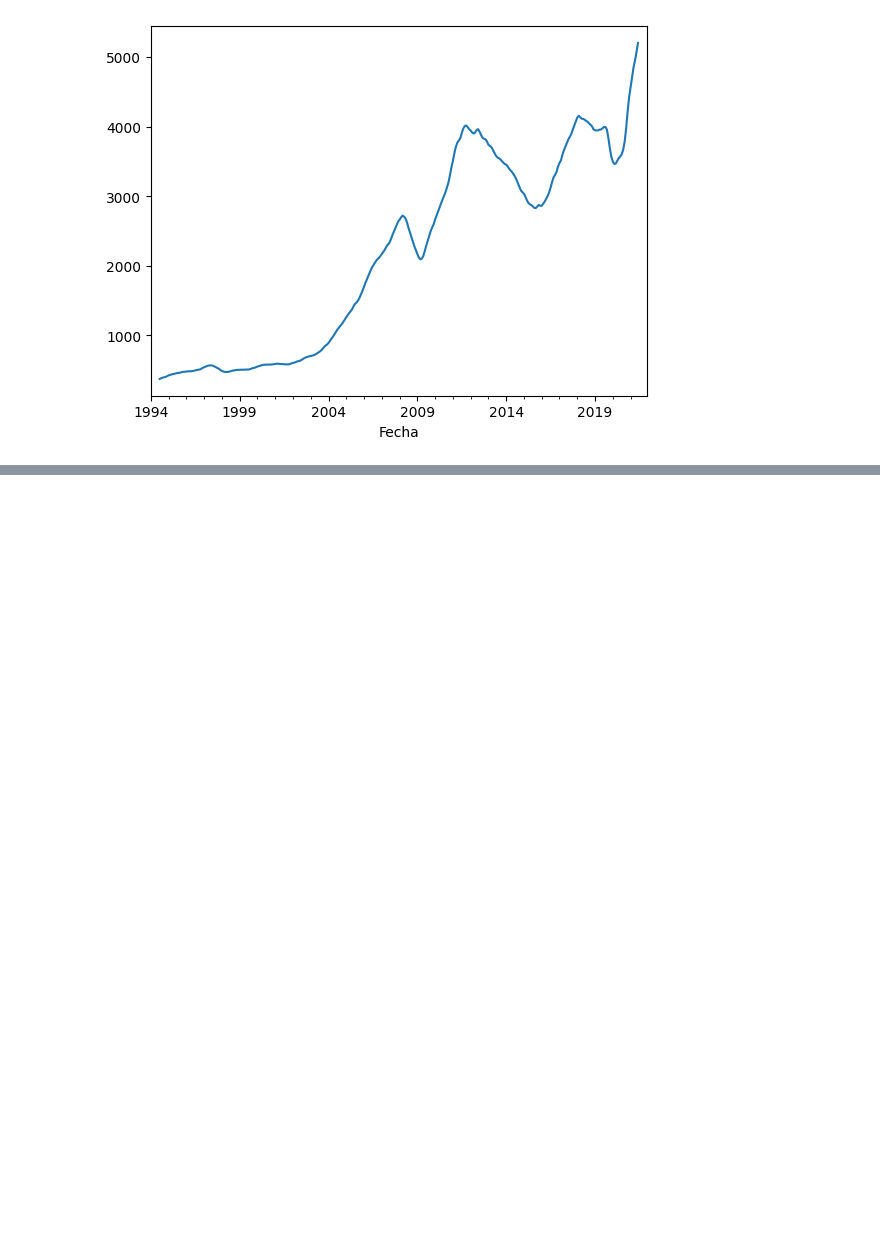
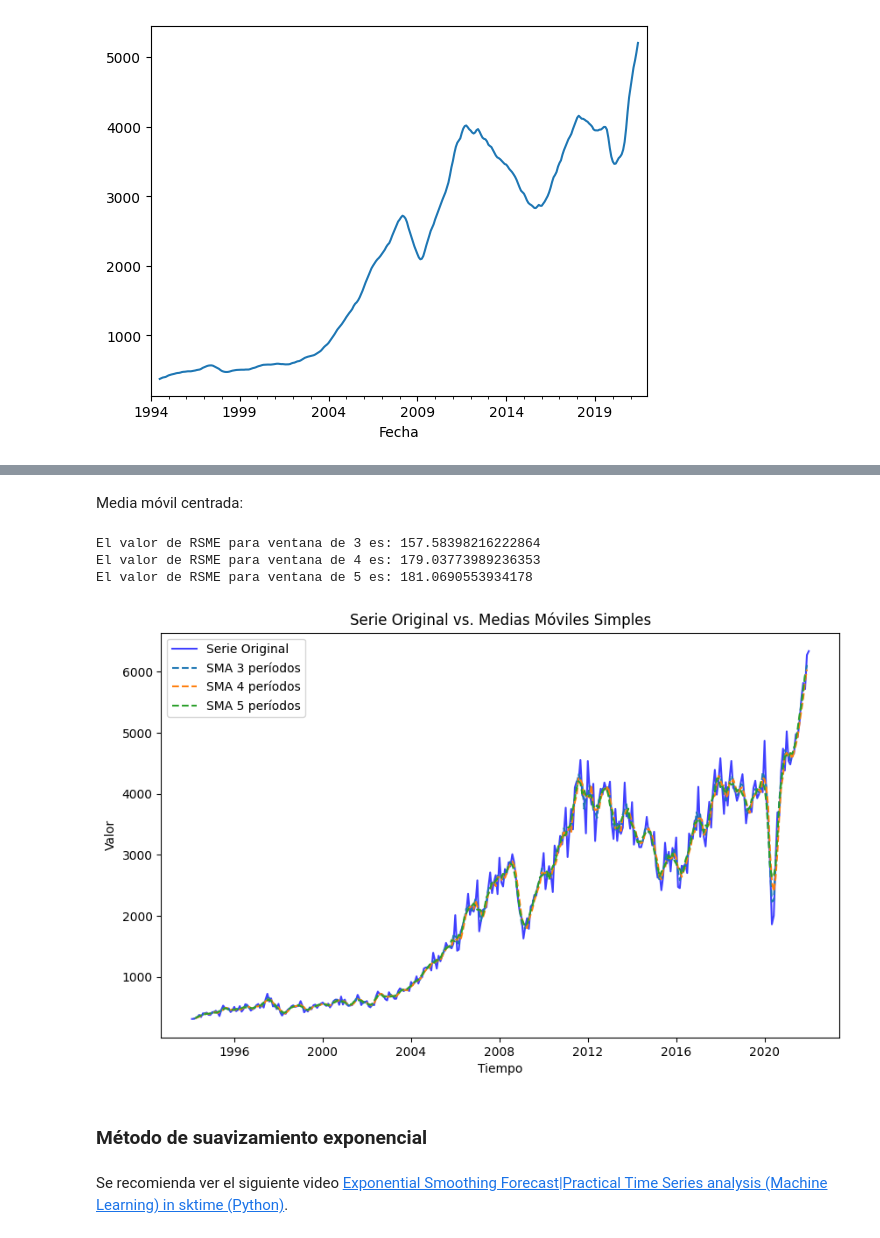
Before and after one commit to kevinPerezGarcia/c2-3-forecasting, a Jupyter notebook: sesion1/pd2/notebooks/code-alumno.ipynb, the cells around one changed output, grey strips where cells are left out. Saved outputs shown, nothing was run; the diff lists cells and outputs as text; code cells hidden in the pictures; blank space fills up the shorter version.

```diff
--- a/sesion1/pd2/notebooks/code-alumno.ipynb
+++ b/sesion1/pd2/notebooks/code-alumno.ipynb
@@ -184,0 +298,48 @@ df['tsstationary'].plot()
+# %% [markdown]
+Media móvil centrada:
+# %%
+def calcular_medias_moviles_y_graficar(dataframe, columna, ventanas):
+    """
+    Calcula las medias móviles centradas de una columna en un dataframe para diferentes tamaños de ventana,
+    imprime el RSME para cada ventana y grafica la serie original y las series con las medias móviles.
+
+    Parámetros:
+    - dataframe: El DataFrame de pandas que contiene los datos.
+    - columna: El nombre de la columna (string) que contiene la serie temporal a analizar.
+    - ventanas: Una lista de enteros que representan los tamaños de las ventanas para calcular las medias móviles.
+    """
+    # Asegurar copia para no modificar el original
+    df = dataframe.copy()
+
+    # Configurar el gráfico
+    plt.figure(figsize=(10, 6))
+    plt.plot(df[columna], label='Serie Original', color='blue', alpha=0.75)
+
+    # Calcular la media móvil simple para cada tamaño de ventana y graficar
+    for ventana in ventanas:
+        df[f'SMA_{ventana}'] = df[columna].rolling(window=ventana, center=True).mean()
+
+        # Calcular RSME
+        rsme = np.sqrt(np.nanmean((df[columna] - df[f'SMA_{ventana}'])**2))
+        print(f"El valor de RSME para ventana de {ventana} es: {rsme}")
+
+        # Graficar la media móvil
+        plt.plot(df[f'SMA_{ventana}'], label=f'SMA {ventana} períodos', linestyle='--')
+
+    # Finalizar configuraciones del gráfico
+    plt.title('Serie Original vs. Medias Móviles Simples')
+    plt.xlabel('Tiempo')
+    plt.ylabel('Valor')
+    plt.legend()
+    plt.show()
+# %%
+calcular_medias_moviles_y_graficar(df, 'Exportaciones', [3, 4, 5])
+# %% [output]
+El valor de RSME para ventana de 3 es: 157.58398216222864
+El valor de RSME para ventana de 4 es: 179.03773989236353
+El valor de RSME para ventana de 5 es: 181.0690553934178
+[figure, added]
+# %% [markdown]
+### Método de suavizamiento exponencial
+# %% [markdown]
+Se recomienda ver el siguiente video [Exponential Smoothing Forecast|Practical Time Series analysis (Machine Learning) in sktime (Python)](https://www.youtube.com/watch?v=F0mpcRISFOU).
```
Also changed, not shown: parts of 56 cells of this notebook.
